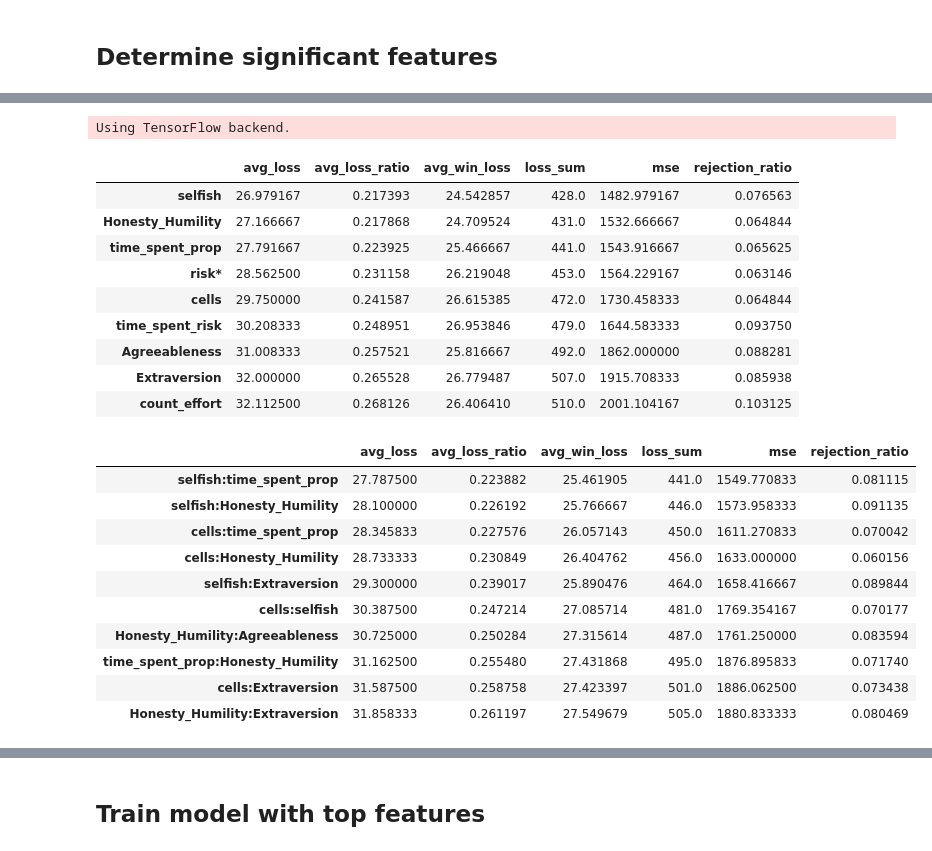
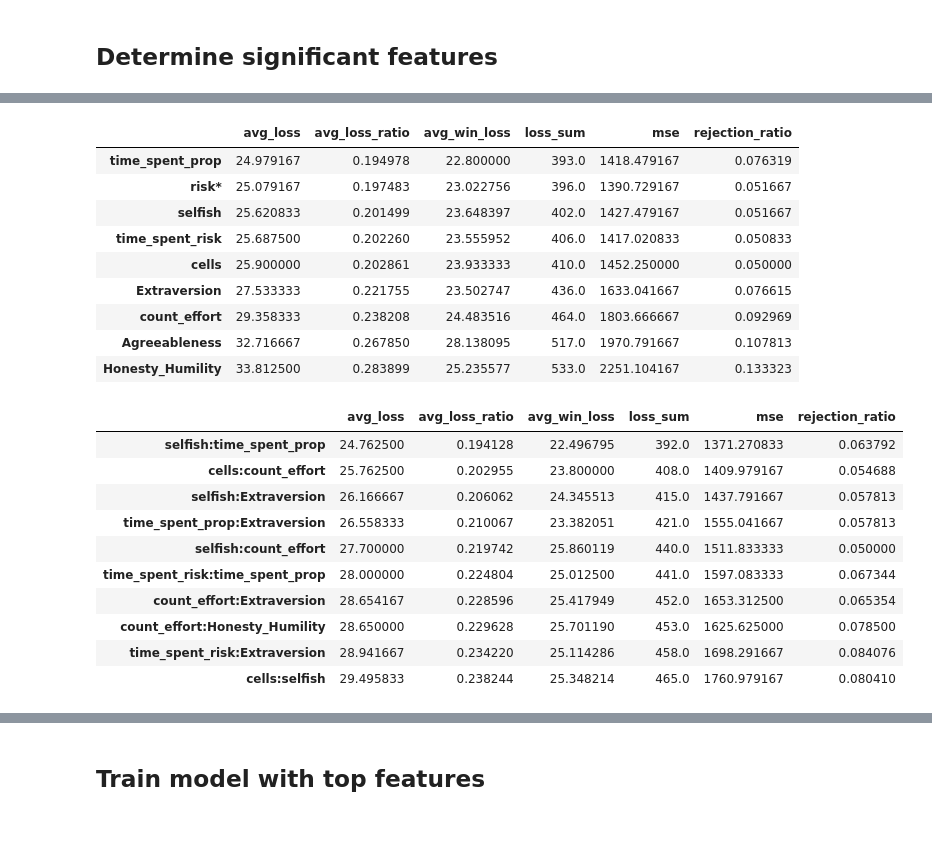
Before and after one commit to afranck64/ultimatum, a Jupyter notebook: notebooks/Ablation.ipynb, the cells around one changed output, grey strips where cells are left out. Cells and saved outputs as stored; diff of their text form; code cells hidden in the pictures.

```diff
--- a/notebooks/Ablation.ipynb
+++ b/notebooks/Ablation.ipynb
@@ -10,15 +10,27 @@ from sklearn.model_selection import train_test_split
 from sklearn.metrics import r2_score
 import seaborn as sb
 
-df = pd.read_excel("../data/HH_SURVEY1/UG_HH_NEW_continuous_no200_train.xls")
+np.random.seed = 7
+
+#df = pd.read_excel("../data/HH_SURVEY1/UG_HH_NEW_continuous_no200_train.xls")
+
+df = pd.read_excel("../data/UG_HH_NEW_continuous_no200.xls")
+#Drop 'protected' features
+drop_cols = ['prop', 'other_prop', 'other_resp']
+df = df[[col for col in df.columns if col not in drop_cols]]
+
+## comment/uncomment for shuffling
+df = df.sample(frac=1.0)
+df_train = df.head(df.shape[0] - 100)
+df_train.to_excel("../data/HH_SURVEY1/UG_HH_NEW_continuous_no200_train.xls")
+df_test = df.tail(100)
+df_test.to_excel("../data/HH_SURVEY1/UG_HH_NEW_continuous_no200_test.xls")
+
 
 df_full = pd.read_excel("../data/UG_HH_NEW_continuous_no200.xls")
 df_min = df_full.min()
 df_max = df_full.max()
 
-#Drop 'protected' features
-drop_cols = ['prop', 'other_prop', 'other_resp']
-df = df[[col for col in df if col not in drop_cols]]
 
 df.head()
 # %% [output]
@@ -39,18 +95,15 @@ df.head()
 # %%
-from utils.preprocessing import df_to_xy, df_to_xydf
-from models import AcceptanceModel
-from utils.benchmark import process_model, process_benchmark_cv
-
 res = {}
 features = list(df) + ['risk']
 if 'min_offer' in features:
     features.remove('min_offer')
 for col in features:
+    df_train = df_train.sample(frac=1.0)
     if col == 'risk':
-        x, y = df_to_xy(df, select_columns=[col], fuse_risk=True, df_min=df_min, df_max=df_max)
+        x, y = df_to_xy(df_train, select_columns=[col], fuse_risk=True, df_min=df_min, df_max=df_max)
         col = 'risk*'
     else:
-        x, y = df_to_xy(df, select_columns=[col], df_min=df_min, df_max=df_max)
+        x, y = df_to_xy(df_train, select_columns=[col], df_min=df_min, df_max=df_max)
     model = AcceptanceModel()
     item_res = process_benchmark_cv(model, X=x, y=y)
     res[col] = item_res.mean()
@@ -59,47 +112,47 @@ res_single_df = pd.DataFrame(res).T
 res_single_df.sort_values(by=['avg_loss_ratio'], inplace=True)
 res_single_df
 # %% [output]
-Using TensorFlow backend.
 |  | avg_loss | avg_loss_ratio | avg_win_loss | loss_sum | mse | rejection_ratio |
-| selfish | 26.979167 | 0.217393 | 24.542857 | 428.0 | 1482.979167 | 0.076563 |
-| Honesty_Humility | 27.166667 | 0.217868 | 24.709524 | 431.0 | 1532.666667 | 0.064844 |
-| time_spent_prop | 27.791667 | 0.223925 | 25.466667 | 441.0 | 1543.916667 | 0.065625 |
-| risk* | 28.562500 | 0.231158 | 26.219048 | 453.0 | 1564.229167 | 0.063146 |
-| cells | 29.750000 | 0.241587 | 26.615385 | 472.0 | 1730.458333 | 0.064844 |
-| time_spent_risk | 30.208333 | 0.248951 | 26.953846 | 479.0 | 1644.583333 | 0.093750 |
-| Agreeableness | 31.008333 | 0.257521 | 25.816667 | 492.0 | 1862.000000 | 0.088281 |
-| Extraversion | 32.000000 | 0.265528 | 26.779487 | 507.0 | 1915.708333 | 0.085938 |
-| count_effort | 32.112500 | 0.268126 | 26.406410 | 510.0 | 2001.104167 | 0.103125 |
+| time_spent_prop | 24.979167 | 0.194978 | 22.800000 | 393.0 | 1418.479167 | 0.076319 |
+| risk* | 25.079167 | 0.197483 | 23.022756 | 396.0 | 1390.729167 | 0.051667 |
+| selfish | 25.620833 | 0.201499 | 23.648397 | 402.0 | 1427.479167 | 0.051667 |
+| time_spent_risk | 25.687500 | 0.202260 | 23.555952 | 406.0 | 1417.020833 | 0.050833 |
+| cells | 25.900000 | 0.202861 | 23.933333 | 410.0 | 1452.250000 | 0.050000 |
+| Extraversion | 27.533333 | 0.221755 | 23.502747 | 436.0 | 1633.041667 | 0.076615 |
+| count_effort | 29.358333 | 0.238208 | 24.483516 | 464.0 | 1803.666667 | 0.092969 |
+| Agreeableness | 32.716667 | 0.267850 | 28.138095 | 517.0 | 1970.791667 | 0.107813 |
+| Honesty_Humility | 33.812500 | 0.283899 | 25.235577 | 533.0 | 2251.104167 | 0.133323 |
 # %%
 from itertools import combinations
 
 
-features = list(df)
+features = list(df_train)
 if 'min_offer' in features:
     features.remove('min_offer')
 
 res = {}
 for cols in combinations(features, 2):
+    df_train = df_train.sample(frac=1.0)
     #index should be a list
     cols = list(cols)
     if cols[0]==cols[1]: continue
-    x, y = df_to_xy(df, centered=True, select_columns=cols, df_min=df_min, df_max=df_max)
+    x, y = df_to_xy(df_train, centered=False, select_columns=cols, df_min=df_min, df_max=df_max)
     model = AcceptanceModel()
     item_res = process_benchmark_cv(model, X=x, y=y)
     res[":".join(cols)] = item_res.mean()
 
 res_duo_df = pd.DataFrame(res).T
 res_duo_df.sort_values(by=['avg_loss_ratio'], inplace=True)
 res_duo_df.head(10)
 # %% [output]
 |  | avg_loss | avg_loss_ratio | avg_win_loss | loss_sum | mse | rejection_ratio |
-| selfish:time_spent_prop | 27.787500 | 0.223882 | 25.461905 | 441.0 | 1549.770833 | 0.081115 |
-| selfish:Honesty_Humility | 28.100000 | 0.226192 | 25.766667 | 446.0 | 1573.958333 | 0.091135 |
-| cells:time_spent_prop | 28.345833 | 0.227576 | 26.057143 | 450.0 | 1611.270833 | 0.070042 |
-| cells:Honesty_Humility | 28.733333 | 0.230849 | 26.404762 | 456.0 | 1633.000000 | 0.060156 |
-| selfish:Extraversion | 29.300000 | 0.239017 | 25.890476 | 464.0 | 1658.416667 | 0.089844 |
-| cells:selfish | 30.387500 | 0.247214 | 27.085714 | 481.0 | 1769.354167 | 0.070177 |
-| Honesty_Humility:Agreeableness | 30.725000 | 0.250284 | 27.315614 | 487.0 | 1761.250000 | 0.083594 |
-| time_spent_prop:Honesty_Humility | 31.162500 | 0.255480 | 27.431868 | 495.0 | 1876.895833 | 0.071740 |
-| cells:Extraversion | 31.587500 | 0.258758 | 27.423397 | 501.0 | 1886.062500 | 0.073438 |
-| Honesty_Humility:Extraversion | 31.858333 | 0.261197 | 27.549679 | 505.0 | 1880.833333 | 0.080469 |
+| selfish:time_spent_prop | 24.762500 | 0.194128 | 22.496795 | 392.0 | 1371.270833 | 0.063792 |
+| cells:count_effort | 25.762500 | 0.202955 | 23.800000 | 408.0 | 1409.979167 | 0.054688 |
+| selfish:Extraversion | 26.166667 | 0.206062 | 24.345513 | 415.0 | 1437.791667 | 0.057813 |
+| time_spent_prop:Extraversion | 26.558333 | 0.210067 | 23.382051 | 421.0 | 1555.041667 | 0.057813 |
+| selfish:count_effort | 27.700000 | 0.219742 | 25.860119 | 440.0 | 1511.833333 | 0.050000 |
+| time_spent_risk:time_spent_prop | 28.000000 | 0.224804 | 25.012500 | 441.0 | 1597.083333 | 0.067344 |
+| count_effort:Extraversion | 28.654167 | 0.228596 | 25.417949 | 452.0 | 1653.312500 | 0.065354 |
+| count_effort:Honesty_Humility | 28.650000 | 0.229628 | 25.701190 | 453.0 | 1625.625000 | 0.078500 |
+| time_spent_risk:Extraversion | 28.941667 | 0.234220 | 25.114286 | 458.0 | 1698.291667 | 0.084076 |
+| cells:selfish | 29.495833 | 0.238244 | 25.348214 | 465.0 | 1760.979167 | 0.080410 |
```
Also changed, not shown: parts of 16 cells of this notebook, 9 other files.
